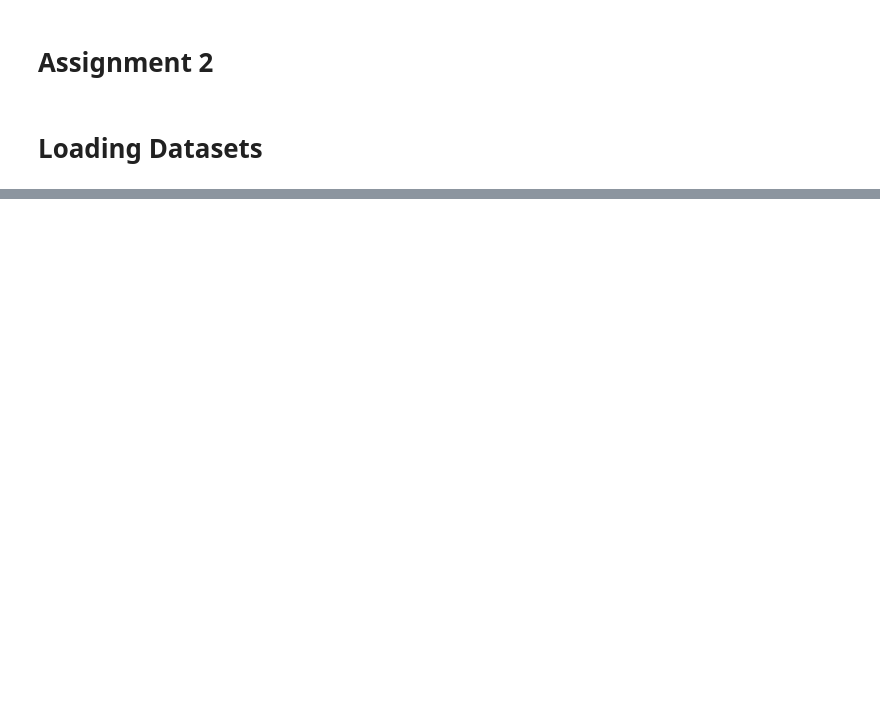
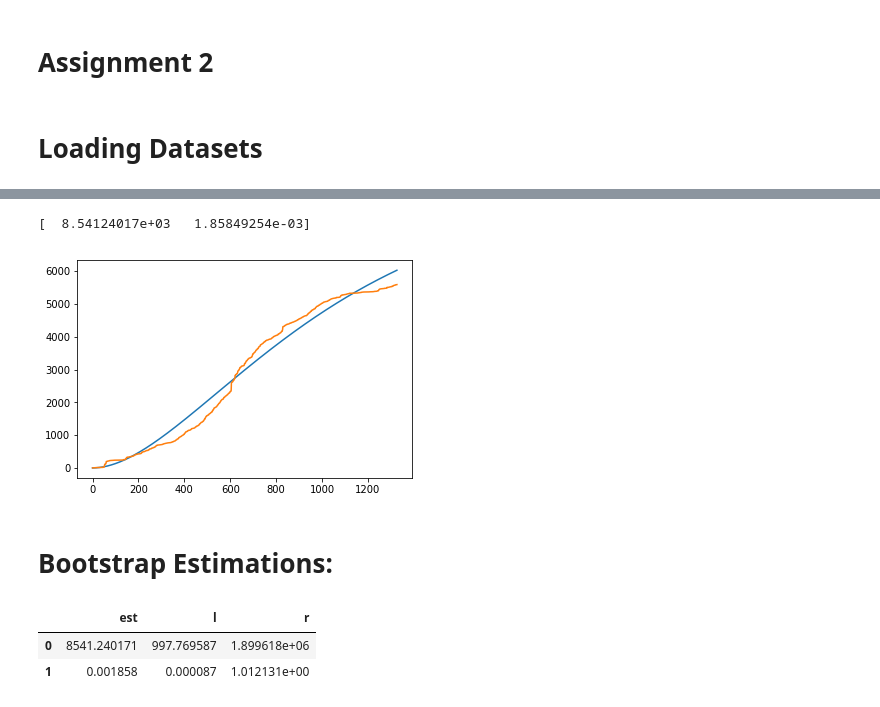
Before and after one commit to fafasonga/advstat-labs, a Jupyter notebook: Lab08/Lab 08.ipynb, the cells around one changed output, grey strips where cells are left out. Saved outputs shown, nothing was run; the diff lists cells and outputs as text; code cells hidden in the pictures; blank space fills up the shorter version.

```diff
--- a/Lab08/Lab 08.ipynb
+++ b/Lab08/Lab 08.ipynb
@@ -179,0 +185,24 @@ KeyError: 'cummBugs'
+# %%
+x = np.array(data2.day)
+y = np.array(data2.cummBugs)
+# %%
+def predict(a,b,x):
+    return a * (1 - (1 + b * x) * np.exp(-b * x))
+# %%
+def estimate(X, Y):
+    def loss(ds):
+        return np.mean((predict(ds[0],ds[1], X) - Y) ** 2)
+    return minimize(loss,  [5000., 0.001], tol=1e-25).x
+# %%
+ds = estimate(x,y)
+print ds
+# %% [output]
+[  8.54124017e+03   1.85849254e-03]
+# %%
+plt.plot(predict(ds[0], ds[1], x))
+plt.plot(y)
+plt.show()
+# %% [output]
+[figure, added]
+# %% [markdown]
+# Bootstrap Estimations:
@@ -179,0 +229,8 @@ KeyError: 'cummBugs'
+# %%
+pd.DataFrame([{'est': ds[i],
+     'l': l_bound[i],
+     'r': r_bound[i]} for i in range(2)])
+# %% [output]
+|  | est | l | r |
+| 0 | 8541.240171 | 997.769587 | 1.899618e+06 |
+| 1 | 0.001858 | 0.000087 | 1.012131e+00 |
```
Also changed, not shown: parts of 11 cells of this notebook.
